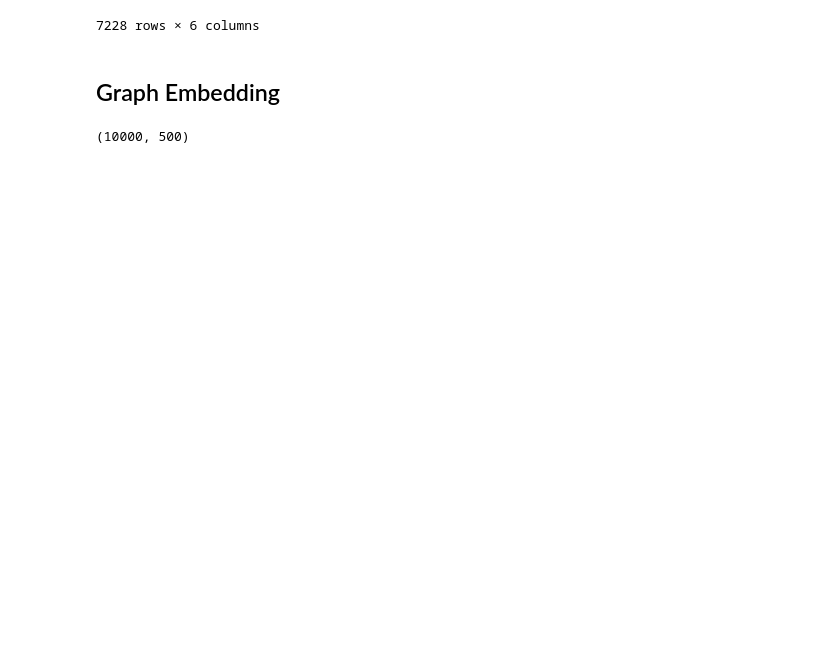
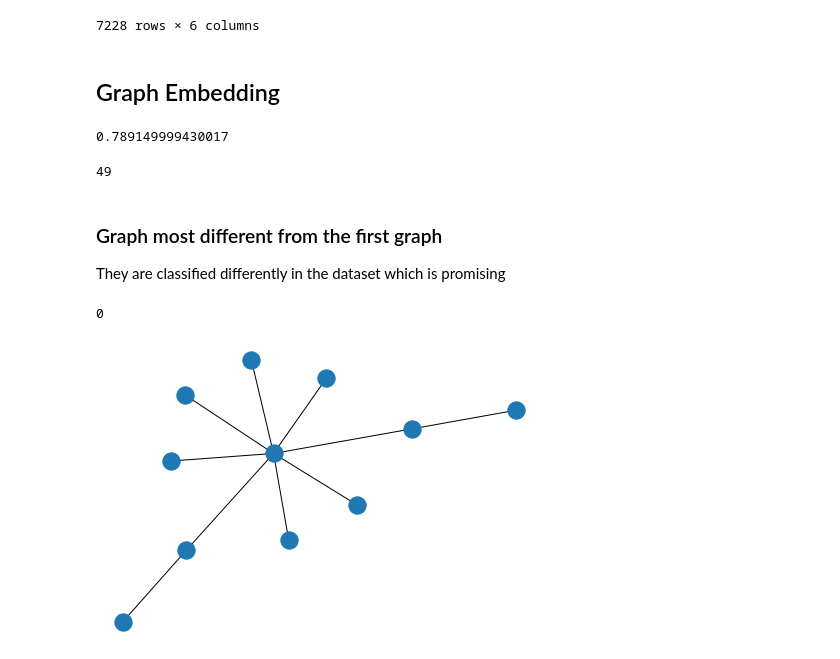
Before and after one commit to ethan-grinberg/misinformation-cluster-analysis, a Jupyter notebook: notebooks/3-ebg-graph-exploration.ipynb, the cells around one changed output. Drawn from its saved outputs; the diff is of its cells as text; code cells hidden in the pictures; blank space fills up the shorter version.

Commit message:
looked at cosine similarity

```diff
--- a/notebooks/3-ebg-graph-exploration.ipynb
+++ b/notebooks/3-ebg-graph-exploration.ipynb
@@ -178,4 +179,21 @@ X = model.get_embedding()
-# %%
-X.shape
-# %% [output]
-(10000, 500)
+# %%
+from sklearn.metrics.pairwise import cosine_similarity
+similarity = cosine_similarity(X)
+# %% [output]
+0.789149999430017
+# %%
+similarity[0].argmin()
+# %% [output]
+49
+# %% [markdown]
+### Graph most different from the first graph
+
+They are classified differently in the dataset which is promising
+# %%
+y[0]
+# %% [output]
+0
+# %%
+nx.draw(graphs[0])
+# %% [output]
+[figure, added]
```
Also changed, not shown: parts of 3 cells of this notebook.
